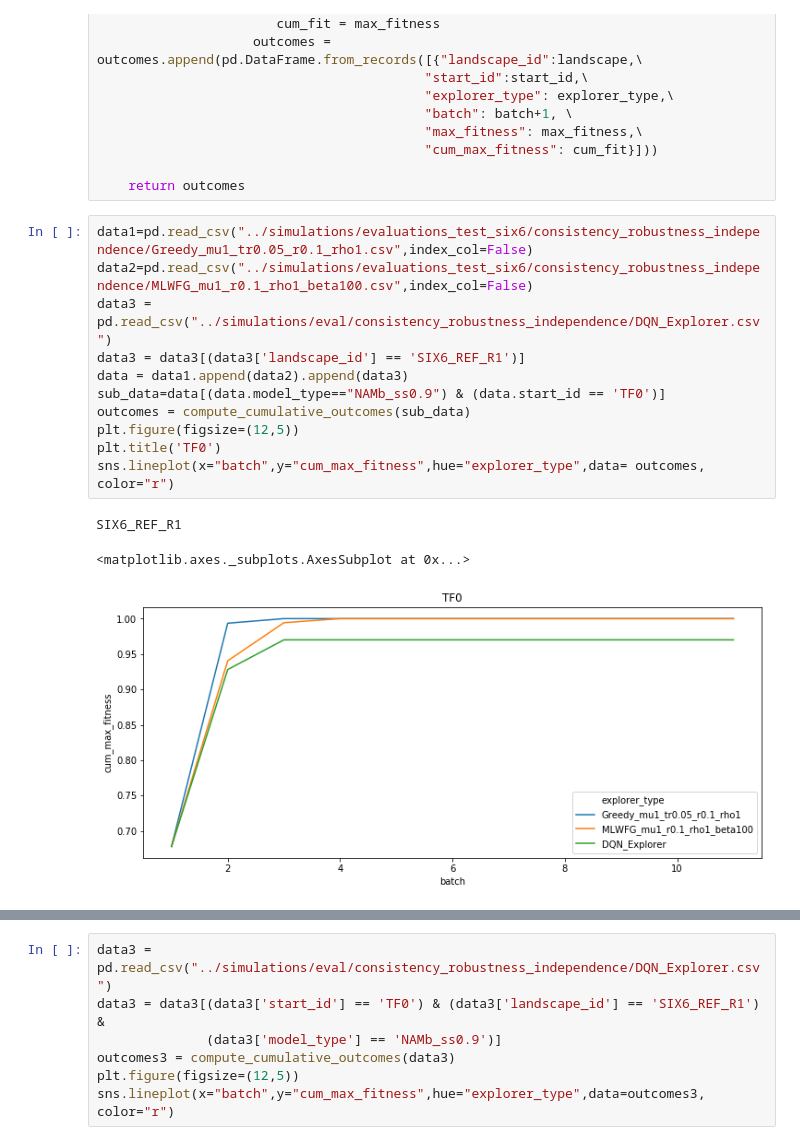
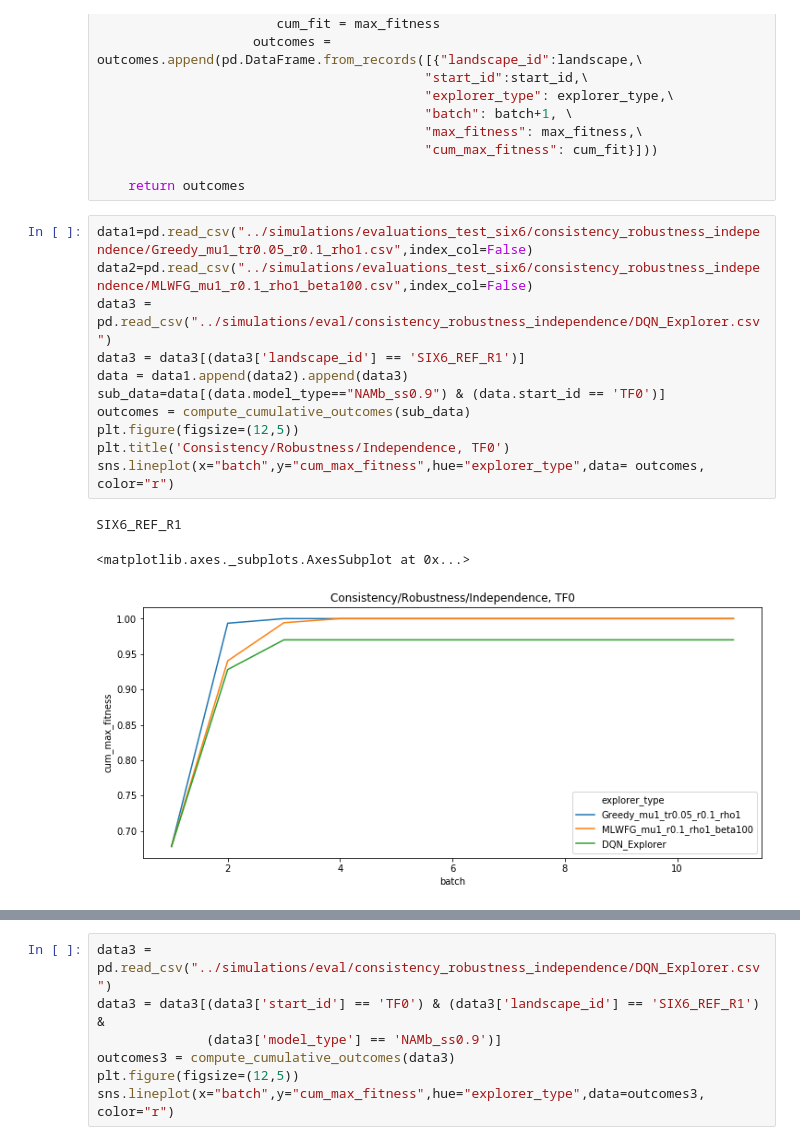
Before and after one commit to samsinai/FLEXS, a Jupyter notebook: notebooks/Analysis_multiple_sims.ipynb, the cells around one changed output, grey strips where cells are left out. Drawn from its saved outputs; the diff is of its cells as text.

```diff
--- a/notebooks/Analysis_multiple_sims.ipynb
+++ b/notebooks/Analysis_multiple_sims.ipynb
@@ -48,15 +48,15 @@ def compute_cumulative_outcomes(data):
 # %%
 data1=pd.read_csv("../simulations/evaluations_test_six6/consistency_robustness_independence/Greedy_mu1_tr0.05_r0.1_rho1.csv",index_col=False)
 data2=pd.read_csv("../simulations/evaluations_test_six6/consistency_robustness_independence/MLWFG_mu1_r0.1_rho1_beta100.csv",index_col=False)
 data3 = pd.read_csv("../simulations/eval/consistency_robustness_independence/DQN_Explorer.csv")
 data3 = data3[(data3['landscape_id'] == 'SIX6_REF_R1')]
 data = data1.append(data2).append(data3)
 sub_data=data[(data.model_type=="NAMb_ss0.9") & (data.start_id == 'TF0')]
 outcomes = compute_cumulative_outcomes(sub_data)
 plt.figure(figsize=(12,5))
-plt.title('TF0')
+plt.title('Consistency/Robustness/Independence, TF0')
 sns.lineplot(x="batch",y="cum_max_fitness",hue="explorer_type",data= outcomes, color="r")
 # %% [output]
 SIX6_REF_R1
 <matplotlib.axes._subplots.AxesSubplot at 0x...>
-[figure, old version]
+[figure, new version]
```
Also changed, not shown: parts of 1 cell of this notebook, 13 other files.
